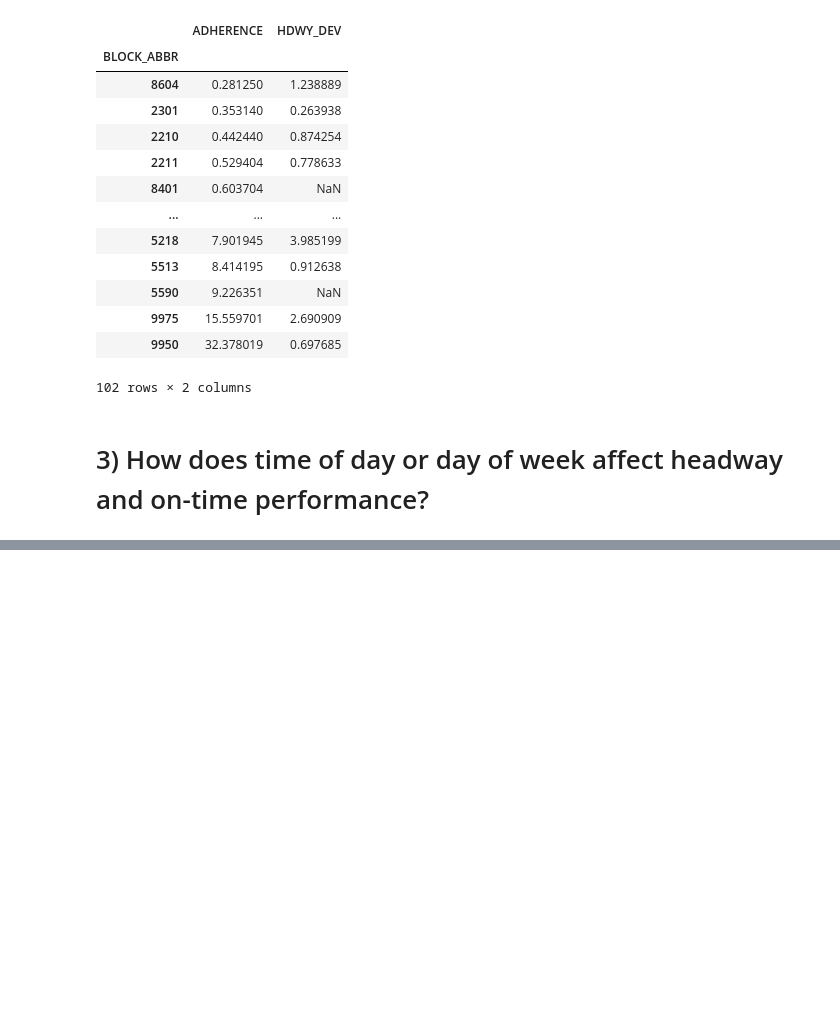
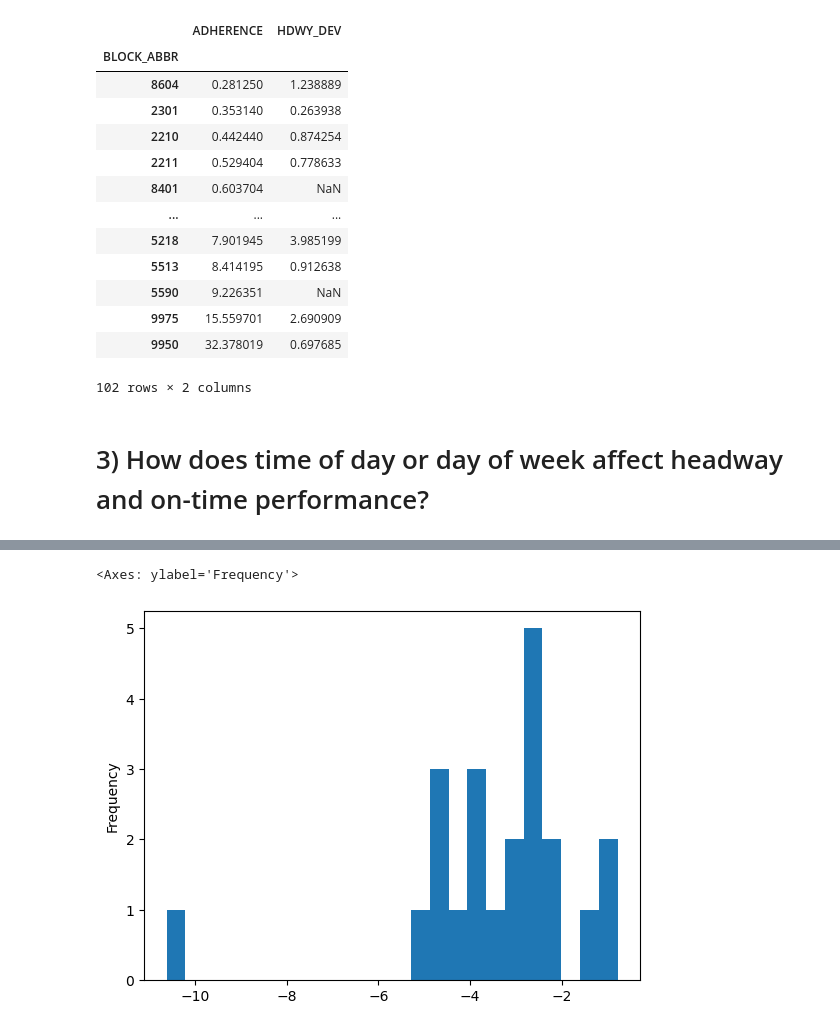
Before and after one commit to NSS-Data-Analytics-Cohort-11/wego-caesars-legion, a Jupyter notebook: notebooks/wego-derekbeistad-caesars-legion.ipynb, the cells around one changed output, grey strips where cells are left out. Drawn from its saved outputs; the diff is of its cells as text; code cells hidden in the pictures; blank space fills up the shorter version.

Commit message:
worked on Q3 and greating headway groups

```diff
--- a/notebooks/wego-derekbeistad-caesars-legion.ipynb
+++ b/notebooks/wego-derekbeistad-caesars-legion.ipynb
@@ -167,0 +220,3 @@ wego.groupby('BLOCK_ABBR')[['ADHERENCE', 'HDWY_DEV']].mean().abs().sort_values('
+# %%
+clean_dept_time['HOUR'] = (pd.to_datetime(clean_dept_time['ACTUAL_DEPARTURE_TIME'],
+                                          format='mixed').dt.hour)
@@ -167,0 +250,7 @@ wego.groupby('BLOCK_ABBR')[['ADHERENCE', 'HDWY_DEV']].mean().abs().sort_values('
+# %%
+# Convert depart time column to datetime
+clean_dept_time['DEPART_TIME'] = ([pd.to_datetime('2000-01-01 ' + str(t), format='mixed')
+                                   for t in clean_dept_time['TIME']])
+# %%
+# Create Weekday column
+clean_dept_time['WEEKDAY'] = pd.to_datetime(clean_dept_time['ACTUAL_DEPARTURE_TIME']).dt.weekday
@@ -167,0 +263,7 @@ wego.groupby('BLOCK_ABBR')[['ADHERENCE', 'HDWY_DEV']].mean().abs().sort_values('
+# %%
+# use Grouper to group by hour
+adherence_by_time = (clean_dept_time.groupby(pd.Grouper(key='DEPART_TIME',
+                                             freq='1h'))
+                     [['ADHERENCE', 'HDWY_DEV']]
+                     .mean().reset_index())
+adherence_by_time
@@ -167,0 +288,5 @@ wego.groupby('BLOCK_ABBR')[['ADHERENCE', 'HDWY_DEV']].mean().abs().sort_values('
+# %%
+adherence_by_time['ADHERENCE'].plot(kind='hist', bins=24)
+# %% [output]
+<Axes: ylabel='Frequency'>
+[figure, added]
```
Also changed, not shown: parts of 14 cells of this notebook.
